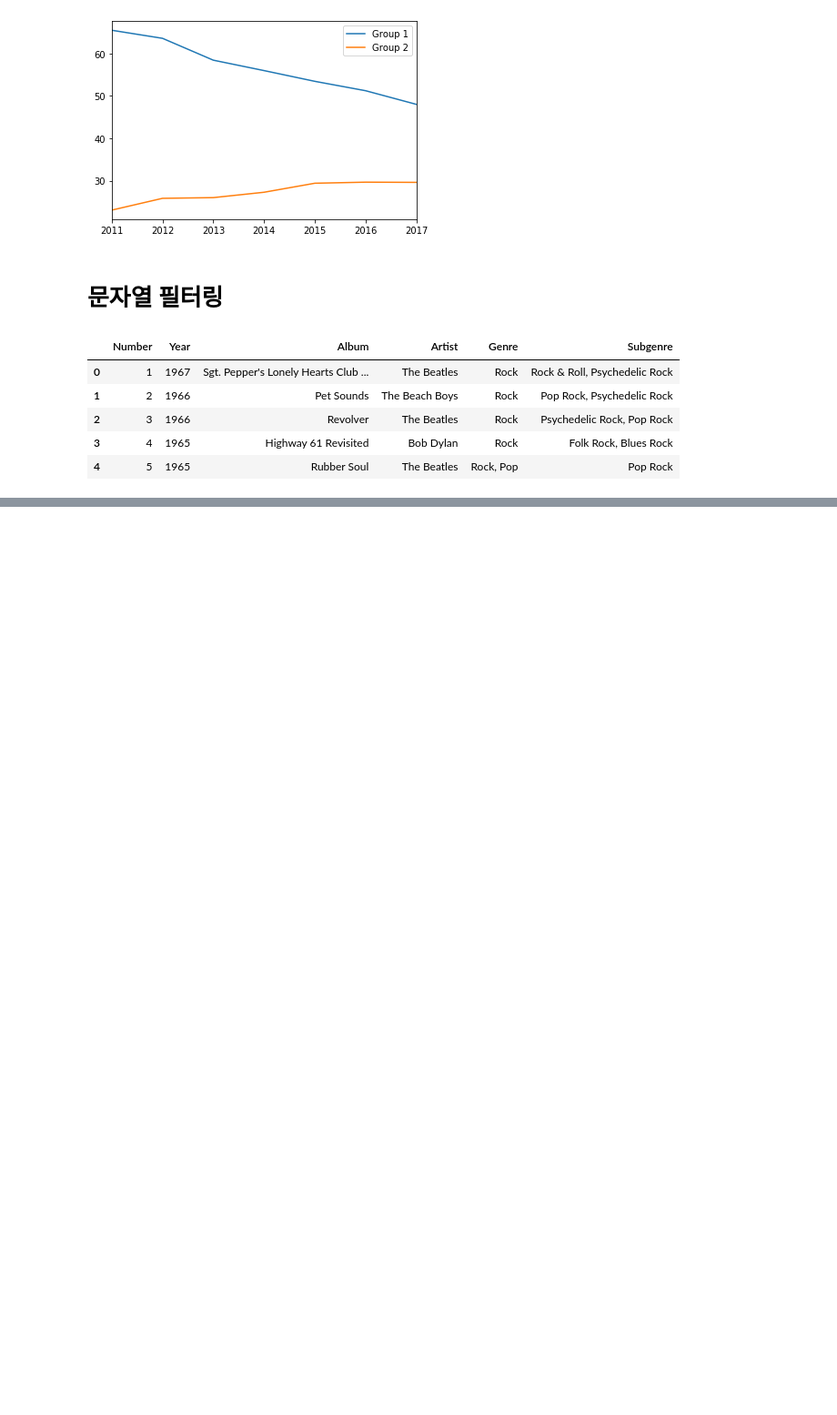
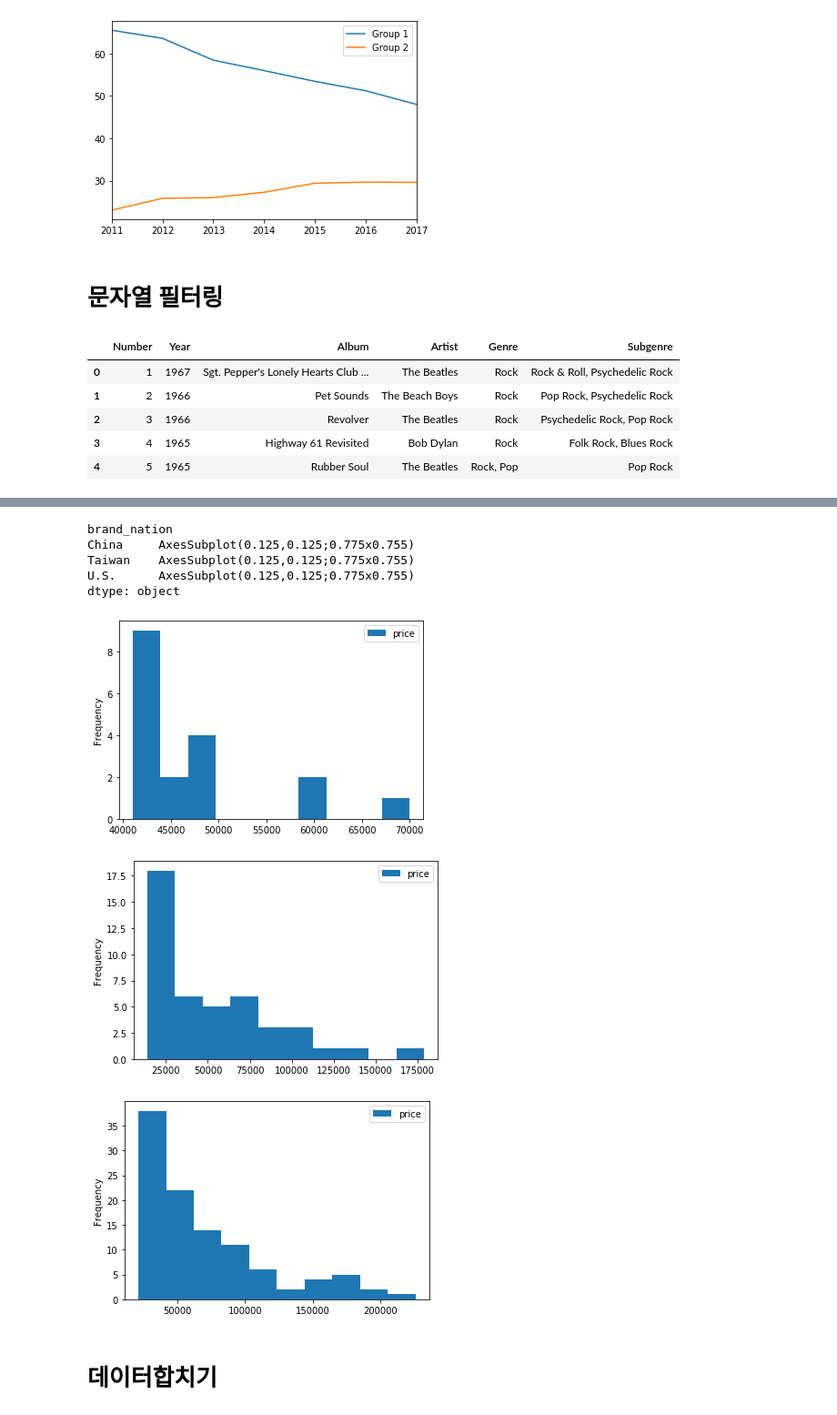
Before and after one commit to jinlove323/study, a Jupyter notebook: codeit_통계분석.ipynb, the cells around one changed output, grey strips where cells are left out. Shown at 91% size. Cells and saved outputs as stored; diff of their text form; code cells hidden in the pictures; blank space fills up the shorter version.

```diff
--- a/codeit_통계분석.ipynb
+++ b/codeit_통계분석.ipynb
@@ -378,0 +666,13 @@ df.head(5)
+# %%
+nation_groups.plot(kind='hist',y='price')
+# %% [output]
+brand_nation
+China     AxesSubplot(0.125,0.125;0.775x0.755)
+Taiwan    AxesSubplot(0.125,0.125;0.775x0.755)
+U.S.      AxesSubplot(0.125,0.125;0.775x0.755)
+dtype: object
+[figure, added]
+[figure, added]
+[figure, added]
+# %% [markdown]
+# 데이터합치기
```
Also changed, not shown: parts of 36 cells of this notebook.
